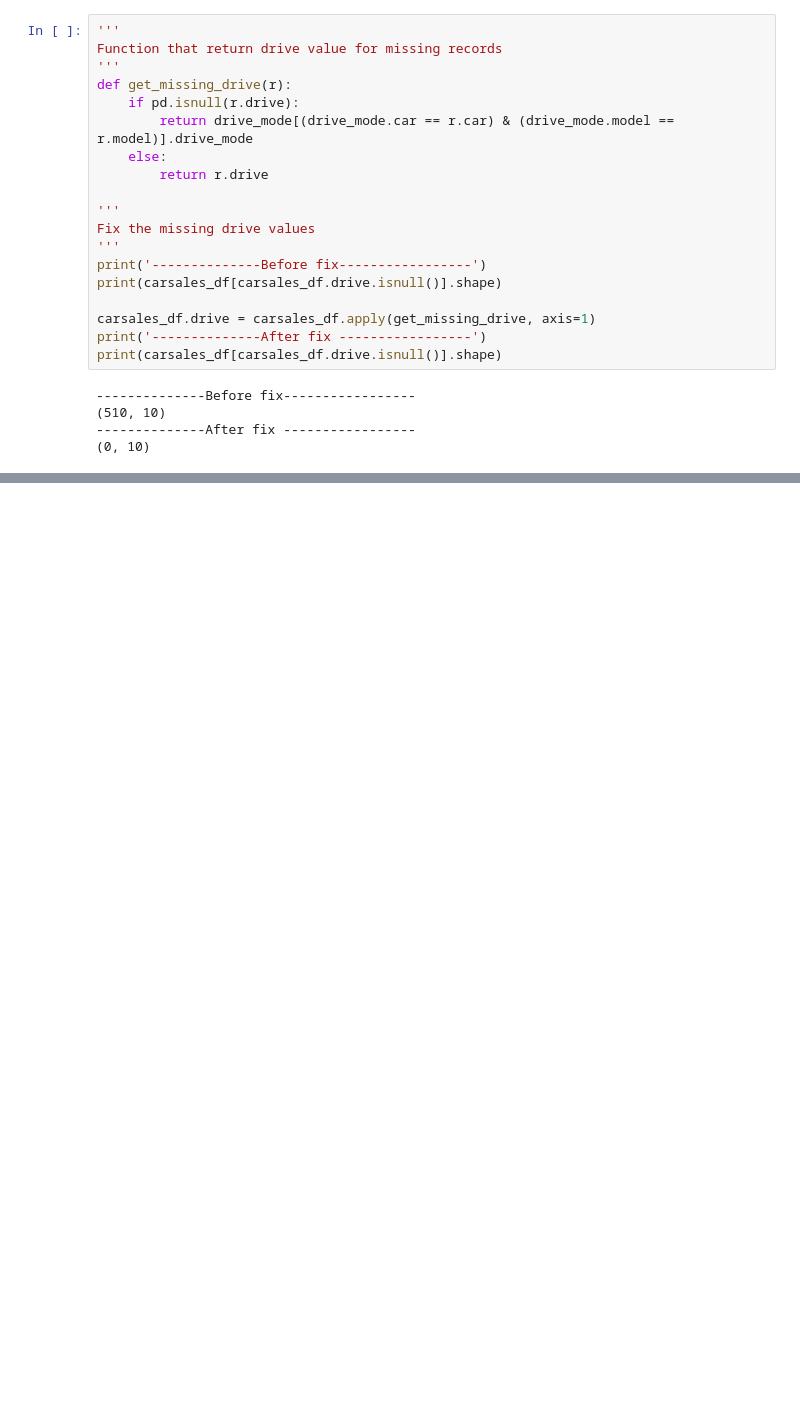
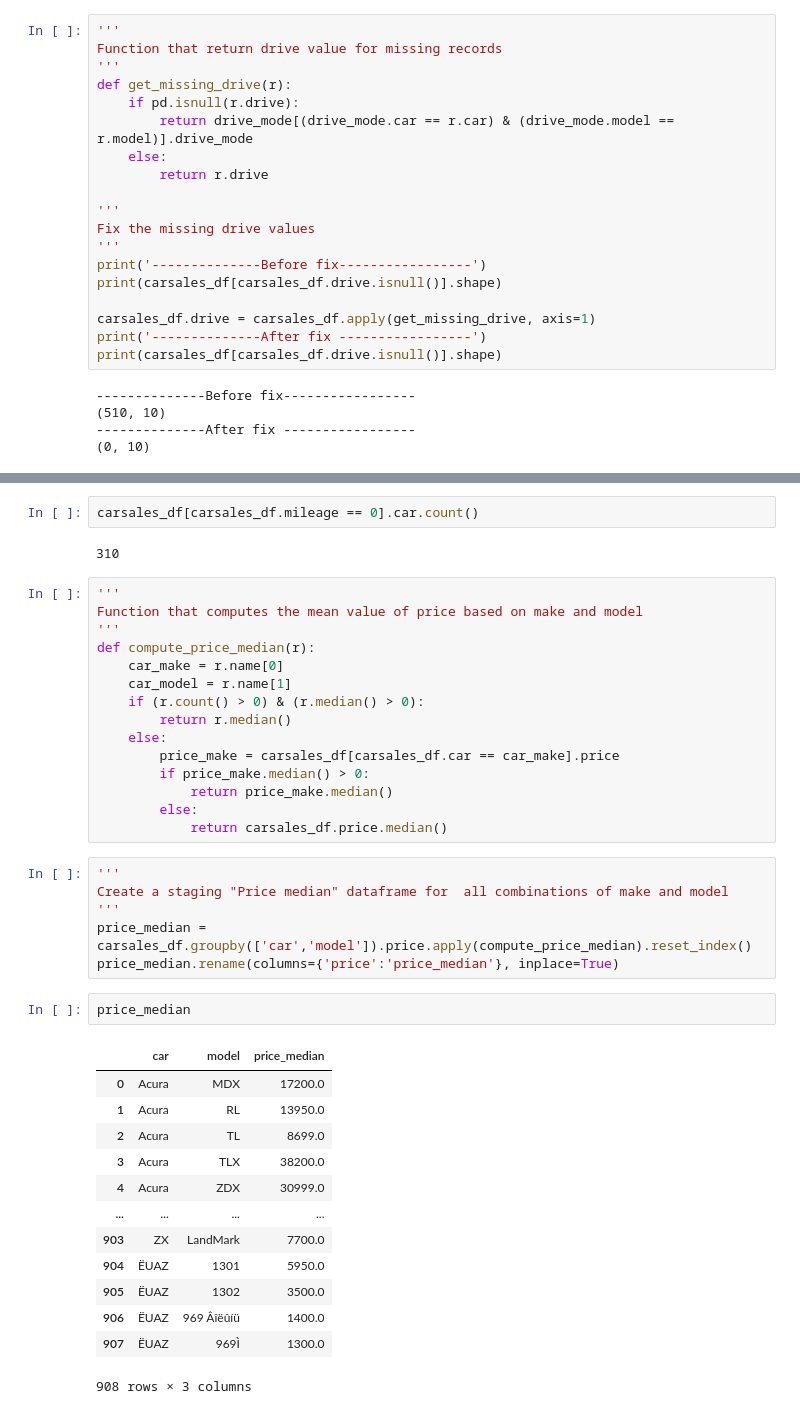
Before and after one commit to yoganandaraol/EDA_CarSales, a Jupyter notebook: EDA_CarSales_Project.ipynb, the cells around one changed output, grey strips where cells are left out. Saved outputs shown, nothing was run; the diff lists cells and outputs as text; blank space fills up the shorter version.

Commit message:
Data processing completed
filling null values, empty values

```diff
--- a/EDA_CarSales_Project.ipynb
+++ b/EDA_CarSales_Project.ipynb
@@ -398,0 +444,41 @@ print(carsales_df[carsales_df.drive.isnull()].shape)
+# %%
+carsales_df[carsales_df.mileage == 0].car.count()
+# %% [output]
+310
+# %%
+'''
+Function that computes the mean value of price based on make and model
+'''
+def compute_price_median(r):
+    car_make = r.name[0]
+    car_model = r.name[1]
+    if (r.count() > 0) & (r.median() > 0):
+        return r.median()
+    else:
+        price_make = carsales_df[carsales_df.car == car_make].price
+        if price_make.median() > 0:
+            return price_make.median()
+        else:
+            return carsales_df.price.median()
+# %%
+'''
+Create a staging "Price median" dataframe for  all combinations of make and model
+'''
+price_median = carsales_df.groupby(['car','model']).price.apply(compute_price_median).reset_index()
+price_median.rename(columns={'price':'price_median'}, inplace=True)
+# %%
+price_median
+# %% [output]
+|  | car | model | price_median |
+| 0 | Acura | MDX | 17200.0 |
+| 1 | Acura | RL | 13950.0 |
+| 2 | Acura | TL | 8699.0 |
+| 3 | Acura | TLX | 38200.0 |
+| 4 | Acura | ZDX | 30999.0 |
+| ... | ... | ... | ... |
+| 903 | ZX | LandMark | 7700.0 |
+| 904 | ËUAZ | 1301 | 5950.0 |
+| 905 | ËUAZ | 1302 | 3500.0 |
+| 906 | ËUAZ | 969 Âîëûíü | 1400.0 |
+| 907 | ËUAZ | 969Ì | 1300.0 |
+908 rows × 3 columns
```
Also changed, not shown: parts of 9 cells of this notebook, 3 other files.
